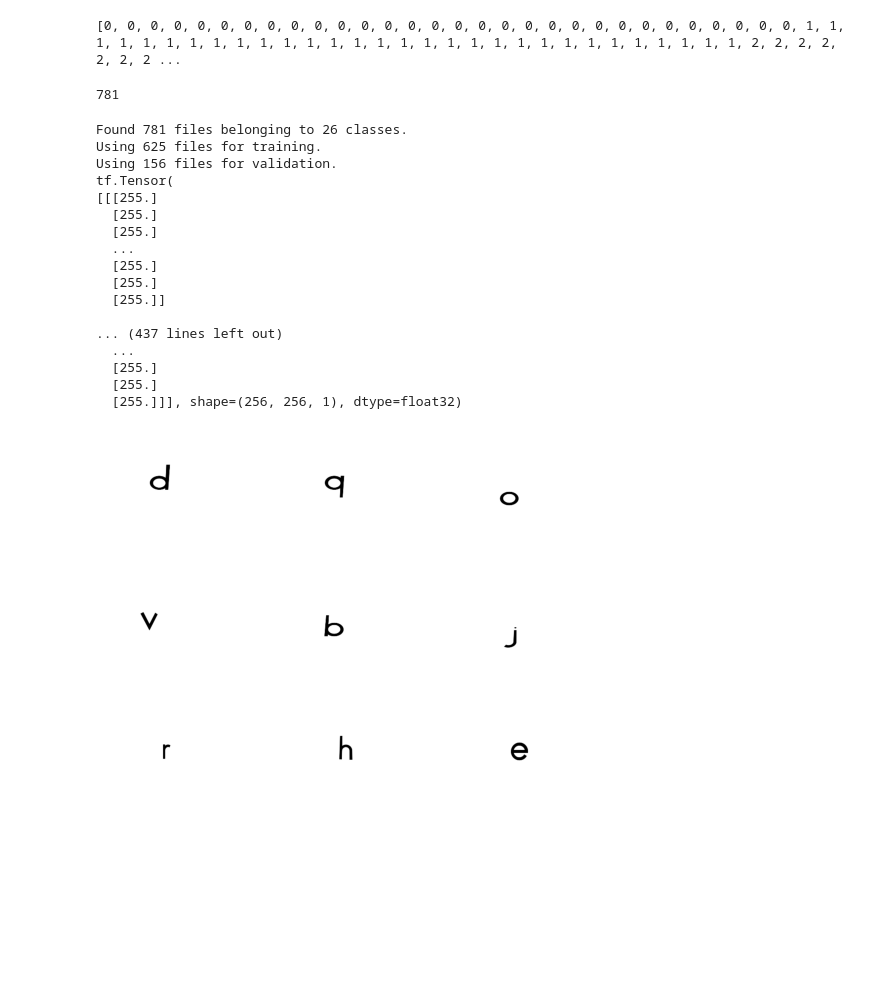
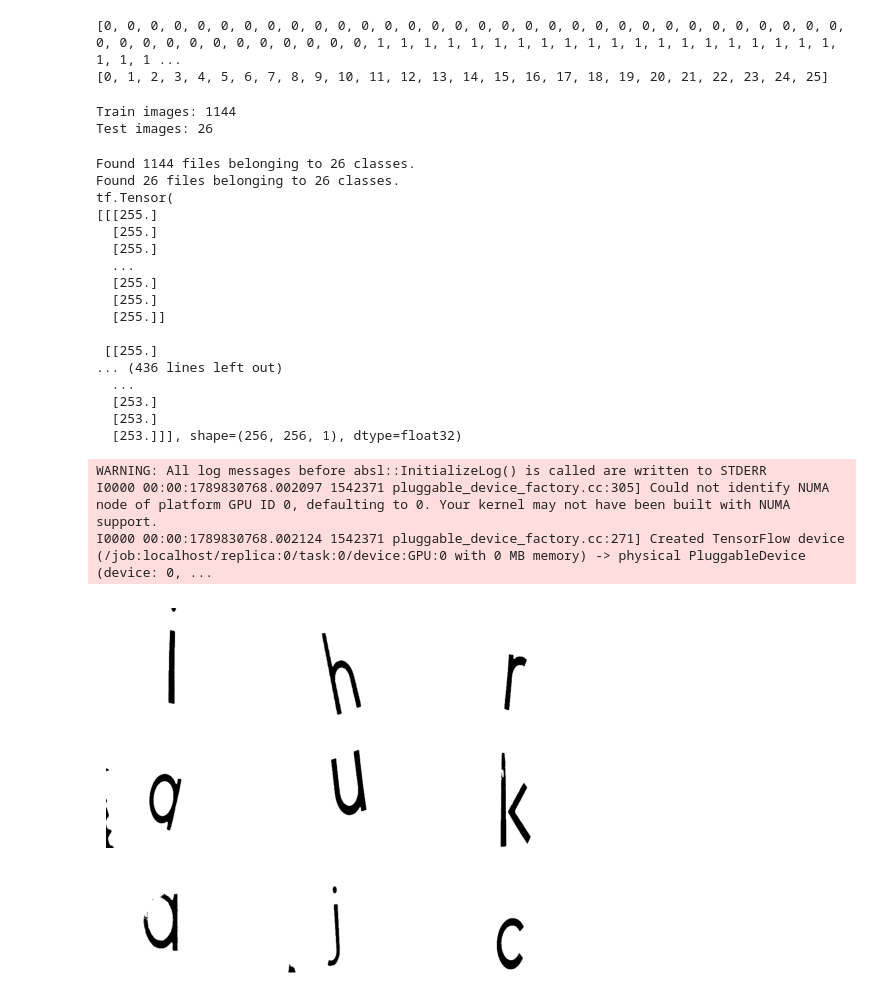
Before and after one commit to BaasS96/luisterschelp, a Jupyter notebook: model_trainer/train.ipynb, the cells around one changed output. Saved outputs shown, nothing was run; the diff lists cells and outputs as text; code cells hidden in the pictures; blank space fills up the shorter version.

```diff
--- a/model_trainer/train.ipynb
+++ b/model_trainer/train.ipynb
@@ -1,13 +1,18 @@
 # %%
 from pathlib import Path
 
-DATA_DIR = Path("/Users/koensauren/Documents/luisterschelp/model_trainer/processed")
-image_paths = sorted(DATA_DIR.glob("*.png"))
-labels = [ord(image_path.name[0].lower()) - ord("a") for image_path in image_paths]
+DATA_TRAIN_DIR = Path("/Users/koensauren/Documents/luisterschelp/model_trainer/generated_from_newdata")
+image_paths = sorted(DATA_TRAIN_DIR.glob("*.png"))
+labels_train = [ord(image_path.name[0].lower()) - ord("a") for image_path in image_paths]
+print(labels_train)
 
-print(labels)
+DATA_TEST_DIR = Path("/Users/koensauren/Documents/luisterschelp/model_trainer/validation_from_newdata")
+image_paths = sorted(DATA_TEST_DIR.glob("*.png"))
+labels_test = [ord(image_path.name[0].lower()) - ord("a") for image_path in image_paths]
+print(labels_test)
 # %% [output]
-[0, 0, 0, 0, 0, 0, 0, 0, 0, 0, 0, 0, 0, 0, 0, 0, 0, 0, 0, 0, 0, 0, 0, 0, 0, 0, 0, 0, 0, 0, 1, 1, 1, 1, 1, 1, 1, 1, 1, 1, 1, 1, 1, 1, 1, 1, 1, 1, 1, 1, 1, 1, 1, 1, 1, 1, 1, 1, 1, 1, 2, 2, 2, 2, 2, 2, 2 ...
+[0, 0, 0, 0, 0, 0, 0, 0, 0, 0, 0, 0, 0, 0, 0, 0, 0, 0, 0, 0, 0, 0, 0, 0, 0, 0, 0, 0, 0, 0, 0, 0, 0, 0, 0, 0, 0, 0, 0, 0, 0, 0, 0, 0, 1, 1, 1, 1, 1, 1, 1, 1, 1, 1, 1, 1, 1, 1, 1, 1, 1, 1, 1, 1, 1, 1, 1 ...
+[0, 1, 2, 3, 4, 5, 6, 7, 8, 9, 10, 11, 12, 13, 14, 15, 16, 17, 18, 19, 20, 21, 22, 23, 24, 25]
 # %%
 from pathlib import Path
 
@@ -17,37 +22,35 @@ from tensorflow import keras
 from tensorflow.keras import layers
 import numpy as np
 
-DATA_DIR = Path("/Users/koensauren/Documents/luisterschelp/model_trainer/processed").with_suffix('')
-image_count = len(list(DATA_DIR.glob('*.png')))
-print(image_count)
+image_count2 = len(list(DATA_TEST_DIR.glob('*.png')))
+image_count = len(list(DATA_TRAIN_DIR.glob('*.png')))
+print("Train images: " + str(image_count))
+print("Test images: " + str(image_count2))
 # %% [output]
-781
+Train images: 1144
+Test images: 26
 # %%
 IMG_SIZE = (256, 256)
 BATCH_SIZE = 32
 SEED = 42
 
-train_ds, val_ds = tf.keras.utils.image_dataset_from_directory(
-    DATA_DIR,
-    labels=labels,
-    validation_split=0.2,
-    subset="both",
+train_ds = tf.keras.utils.image_dataset_from_directory(
+    DATA_TRAIN_DIR,
+    labels=labels_train,
     seed=SEED,
     image_size=IMG_SIZE,
     color_mode="grayscale",
     batch_size=BATCH_SIZE,
 )
 
-# val_ds = tf.keras.utils.image_dataset_from_directory(
-#     DATA_DIR,
-#     labels=labels,
-#     validation_split=0.2,
-#     subset="validation",
-#     seed=SEED,
-#     image_size=IMG_SIZE,
-#     color_mode="grayscale",
-#     batch_size=BATCH_SIZE,
-# )
+val_ds = tf.keras.utils.image_dataset_from_directory(
+    DATA_TEST_DIR,
+    labels=labels_test,
+    seed=SEED,
+    image_size=IMG_SIZE,
+    color_mode="grayscale",
+    batch_size=BATCH_SIZE,
+)
 
 class_names = train_ds.class_names
 num_classes = len(class_names)
@@ -55,38 +58,41 @@ num_classes = len(class_names)
 image_batch, label_batch = next(iter(train_ds))
 
 import matplotlib.pyplot as plt
 
 for images, labels in train_ds.take(1):
     for i in range(9):
         ax = plt.subplot(3, 3, i + 1)
 
         # 1. Grab the image tensor and drop the trailing channel dimension
         # This changes the shape from (30, 30, 1) to (30, 30)
         print(images[i])
         img = np.squeeze(images[i].numpy())
 
         # 2. Force Matplotlib to render it as grayscale using cmap='gray'
         # Also cast to uint8 to keep values correctly ranged 0-255
         plt.imshow(img, cmap="gray")
 
         plt.axis("off")
     plt.show()
 # %% [output]
-Found 781 files belonging to 26 classes.
-Using 625 files for training.
-Using 156 files for validation.
+Found 1144 files belonging to 26 classes.
+Found 26 files belonging to 26 classes.
 tf.Tensor(
 [[[255.]
   [255.]
   [255.]
   ...
   [255.]
   [255.]
   [255.]]
 
-... (437 lines left out)
+ [[255.]
+... (436 lines left out)
   ...
-  [255.]
-  [255.]
-  [255.]]], shape=(256, 256, 1), dtype=float32)
+  [253.]
+  [253.]
+  [253.]]], shape=(256, 256, 1), dtype=float32)
+WARNING: All log messages before absl::InitializeLog() is called are written to STDERR
+I0000 00:00:1789830768.002097 1542371 pluggable_device_factory.cc:305] Could not identify NUMA node of platform GPU ID 0, defaulting to 0. Your kernel may not have been built with NUMA support.
+I0000 00:00:1789830768.002124 1542371 pluggable_device_factory.cc:271] Created TensorFlow device (/job:localhost/replica:0/task:0/device:GPU:0 with 0 MB memory) -> physical PluggableDevice (device: 0, ...
-[figure, old version]
+[figure, new version]
```
Also changed, not shown: parts of 12 cells of this notebook, 24 other files.
